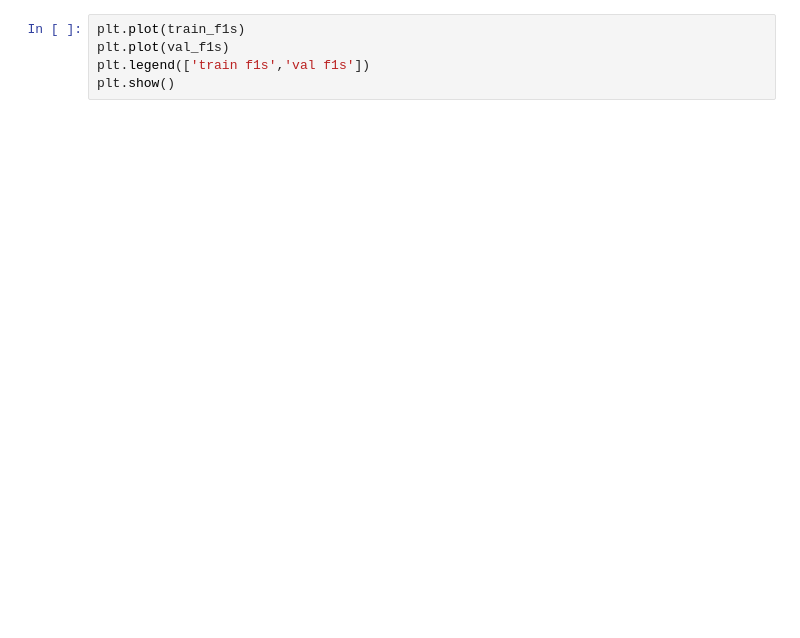
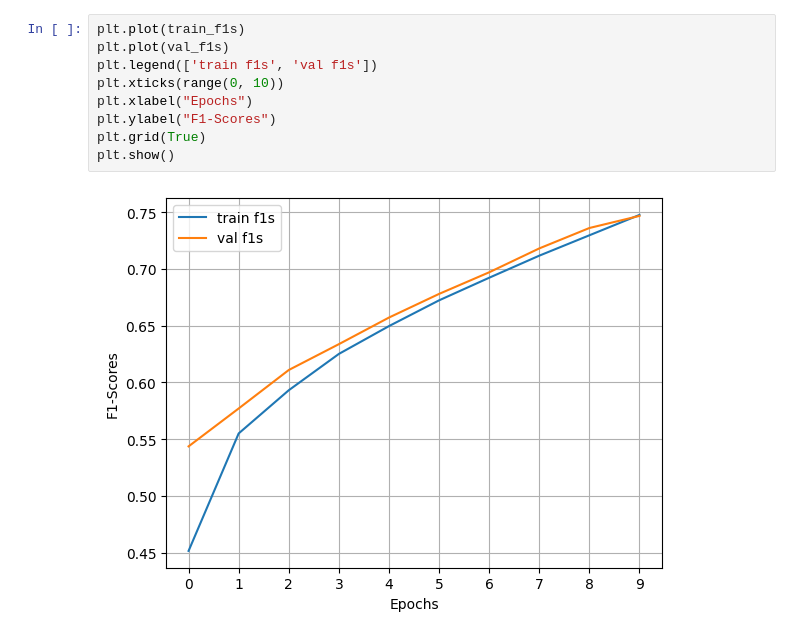
Before and after one commit to divyajeettt/CSE556, a Jupyter notebook: Assignment-4/A4_Part-1.ipynb, the cells around one changed output. Drawn from its saved outputs; the diff is of its cells as text; blank space fills up the shorter version.

```diff
--- a/Assignment-4/A4_Part-1.ipynb
+++ b/Assignment-4/A4_Part-1.ipynb
@@ -36,5 +84,11 @@ plt.show()
 # %%
 plt.plot(train_f1s)
 plt.plot(val_f1s)
-plt.legend(['train f1s','val f1s'])
+plt.legend(['train f1s', 'val f1s'])
+plt.xticks(range(0, 10))
+plt.xlabel("Epochs")
+plt.ylabel("F1-Scores")
+plt.grid(True)
 plt.show()
+# %% [output]
+[figure, added]
```
Also changed, not shown: parts of 7 cells of this notebook, 3 other files.
